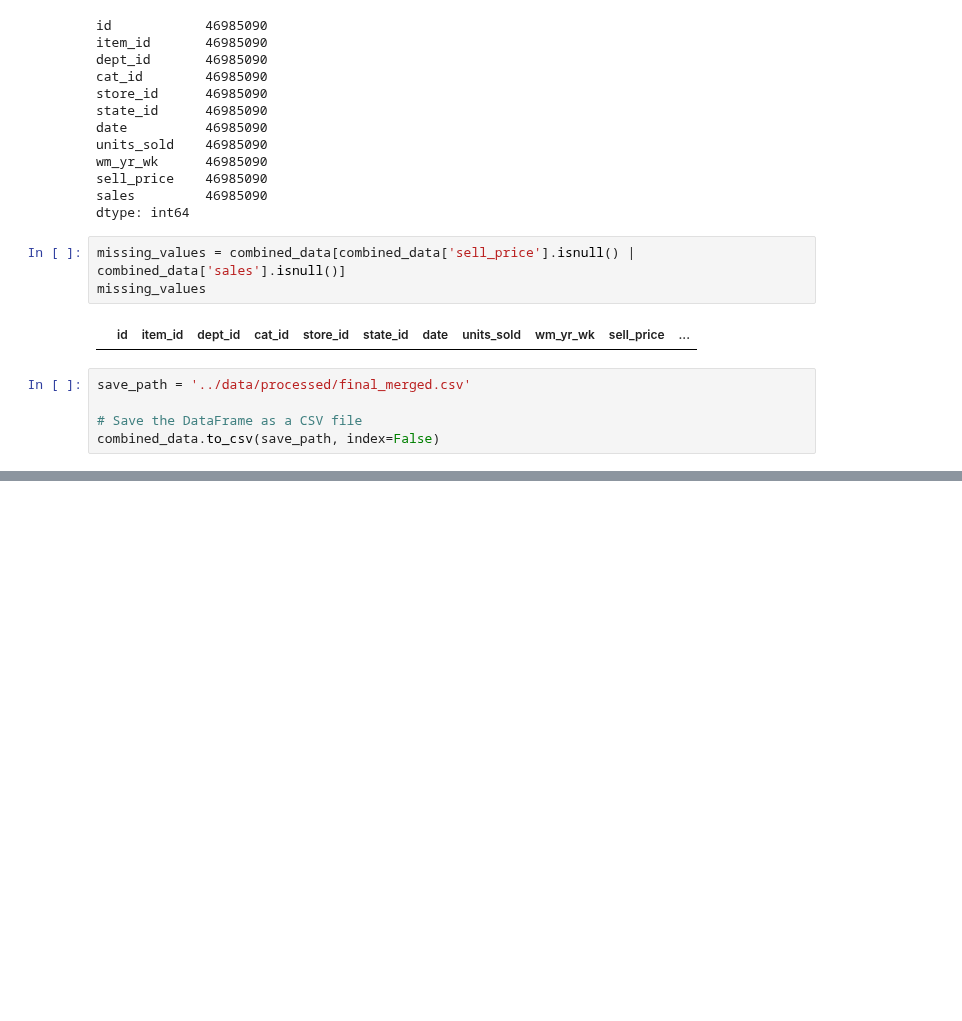
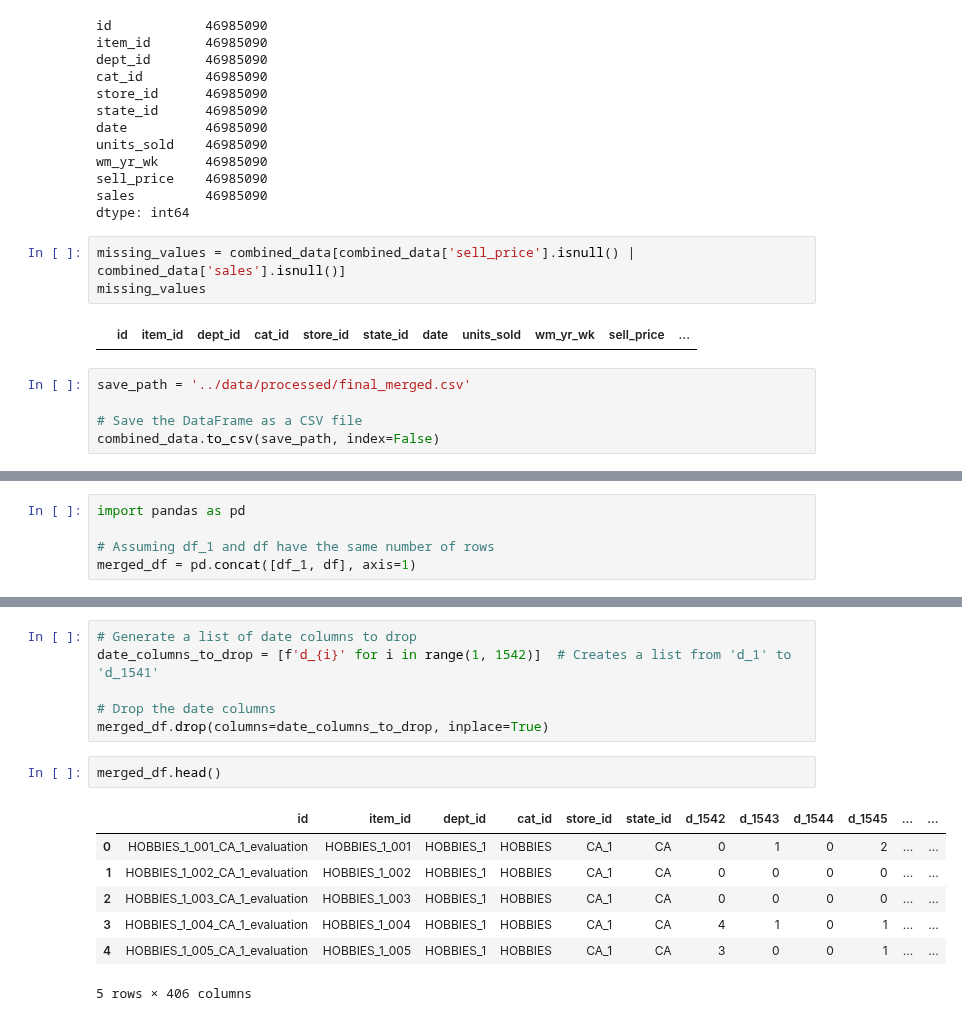
Before and after one commit to kirandas-dev/retail-analytics, a Jupyter notebook: American_Retail_Sales/notebooks/data_merge.ipynb, the cells around one changed output, grey strips where cells are left out. Cells and saved outputs as stored; diff of their text form; blank space fills up the shorter version.

```diff
--- a/American_Retail_Sales/notebooks/data_merge.ipynb
+++ b/American_Retail_Sales/notebooks/data_merge.ipynb
@@ -352,0 +452,5 @@ combined_data.to_csv(save_path, index=False)
+# %%
+import pandas as pd
+
+# Assuming df_1 and df have the same number of rows
+merged_df = pd.concat([df_1, df], axis=1)
@@ -352,0 +467,16 @@ combined_data.to_csv(save_path, index=False)
+# %%
+# Generate a list of date columns to drop
+date_columns_to_drop = [f'd_{i}' for i in range(1, 1542)]  # Creates a list from 'd_1' to 'd_1541'
+
+# Drop the date columns
+merged_df.drop(columns=date_columns_to_drop, inplace=True)
+# %%
+merged_df.head()
+# %% [output]
+|  | id | item_id | dept_id | cat_id | store_id | state_id | d_1542 | d_1543 | d_1544 | d_1545 | ... | ... |
+| 0 | HOBBIES_1_001_CA_1_evaluation | HOBBIES_1_001 | HOBBIES_1 | HOBBIES | CA_1 | CA | 0 | 1 | 0 | 2 | ... | ... |
+| 1 | HOBBIES_1_002_CA_1_evaluation | HOBBIES_1_002 | HOBBIES_1 | HOBBIES | CA_1 | CA | 0 | 0 | 0 | 0 | ... | ... |
+| 2 | HOBBIES_1_003_CA_1_evaluation | HOBBIES_1_003 | HOBBIES_1 | HOBBIES | CA_1 | CA | 0 | 0 | 0 | 0 | ... | ... |
+| 3 | HOBBIES_1_004_CA_1_evaluation | HOBBIES_1_004 | HOBBIES_1 | HOBBIES | CA_1 | CA | 4 | 1 | 0 | 1 | ... | ... |
+| 4 | HOBBIES_1_005_CA_1_evaluation | HOBBIES_1_005 | HOBBIES_1 | HOBBIES | CA_1 | CA | 3 | 0 | 0 | 1 | ... | ... |
+5 rows × 406 columns
```
Also changed, not shown: parts of 28 cells of this notebook, 2 other files.
